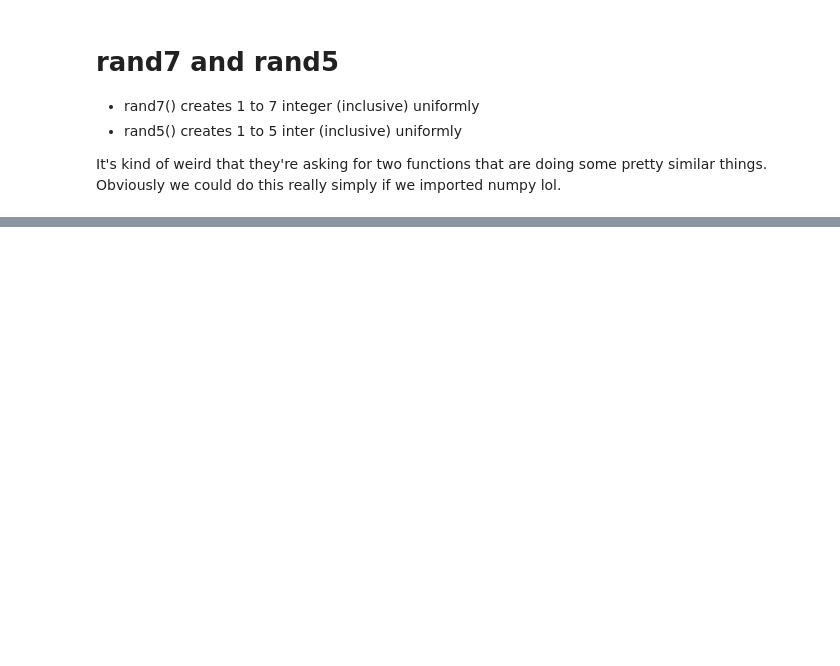
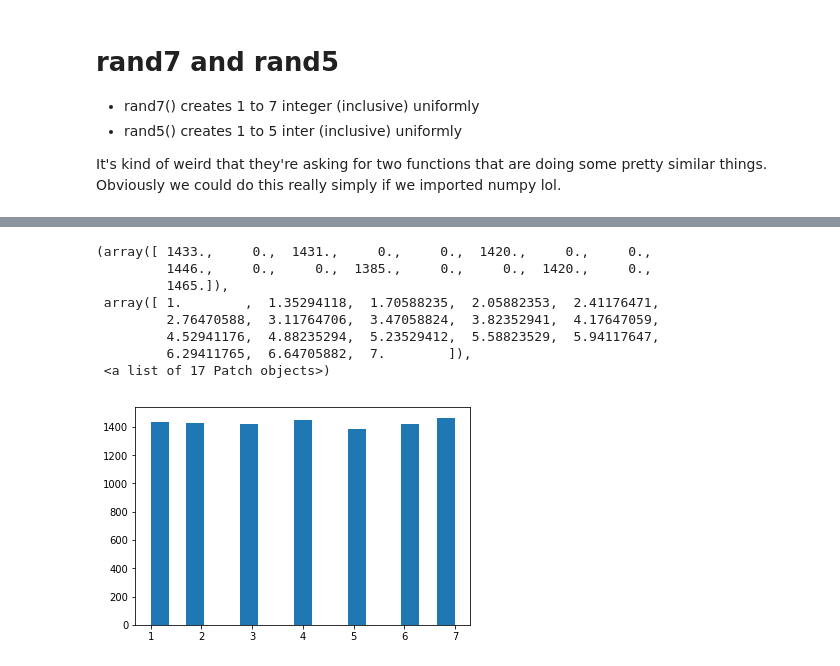
Before and after one commit to jasonyum/Patterns, a Jupyter notebook: Daily/Custom Uniform Random 5 and 7.ipynb, the cells around one changed output, grey strips where cells are left out. Saved outputs shown, nothing was run; the diff lists cells and outputs as text; code cells hidden in the pictures; blank space fills up the shorter version.

Commit message:
add integer plot

```diff
--- a/Daily/Custom Uniform Random 5 and 7.ipynb
+++ b/Daily/Custom Uniform Random 5 and 7.ipynb
@@ -35,0 +42,12 @@ sns.distplot(lst)
+# %%
+plt.hist(lst, bins='auto')
+# %% [output]
+(array([ 1433.,     0.,  1431.,     0.,     0.,  1420.,     0.,     0.,
+         1446.,     0.,     0.,  1385.,     0.,     0.,  1420.,     0.,
+         1465.]),
+ array([ 1.        ,  1.35294118,  1.70588235,  2.05882353,  2.41176471,
+         2.76470588,  3.11764706,  3.47058824,  3.82352941,  4.17647059,
+         4.52941176,  4.88235294,  5.23529412,  5.58823529,  5.94117647,
+         6.29411765,  6.64705882,  7.        ]),
+ <a list of 17 Patch objects>)
+[figure, added]
```
Also changed, not shown: parts of 5 cells of this notebook.
